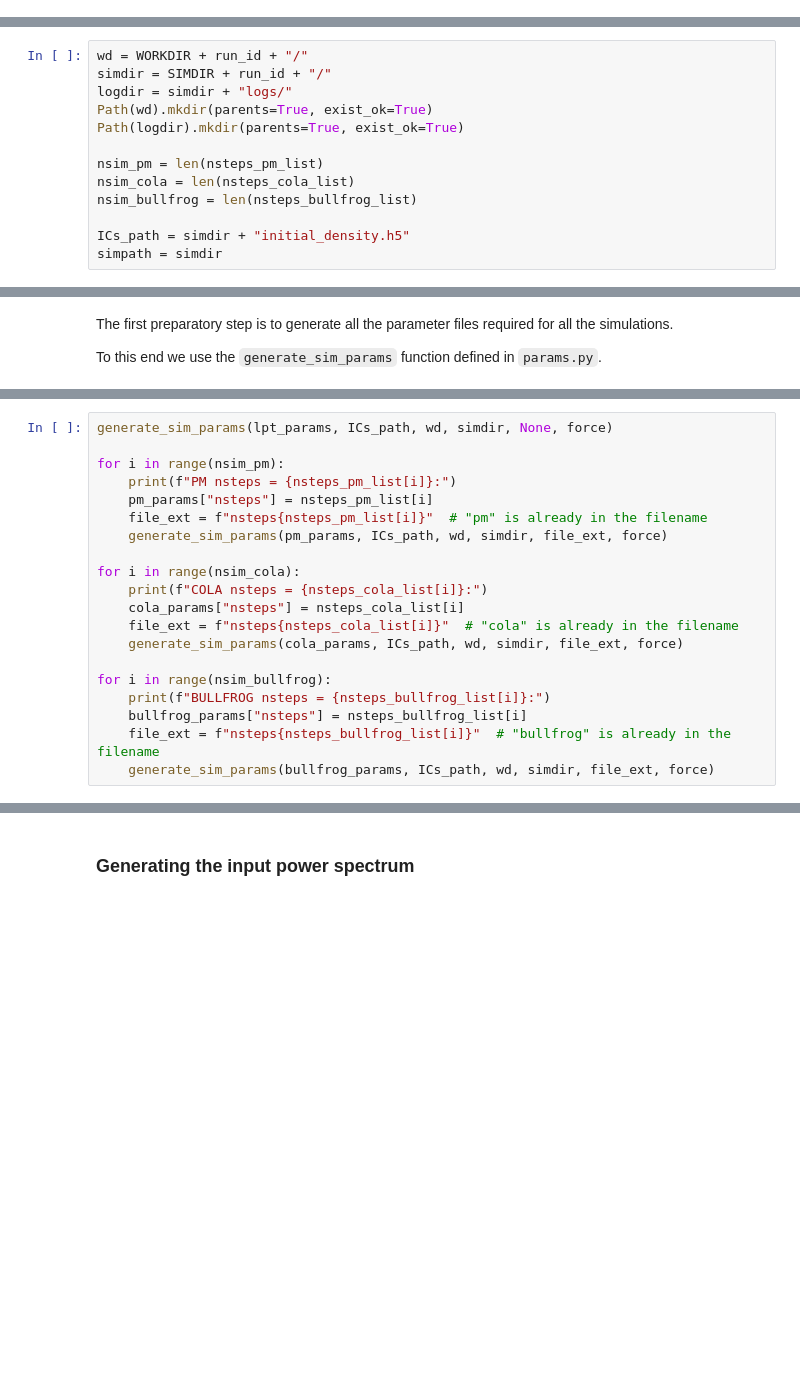
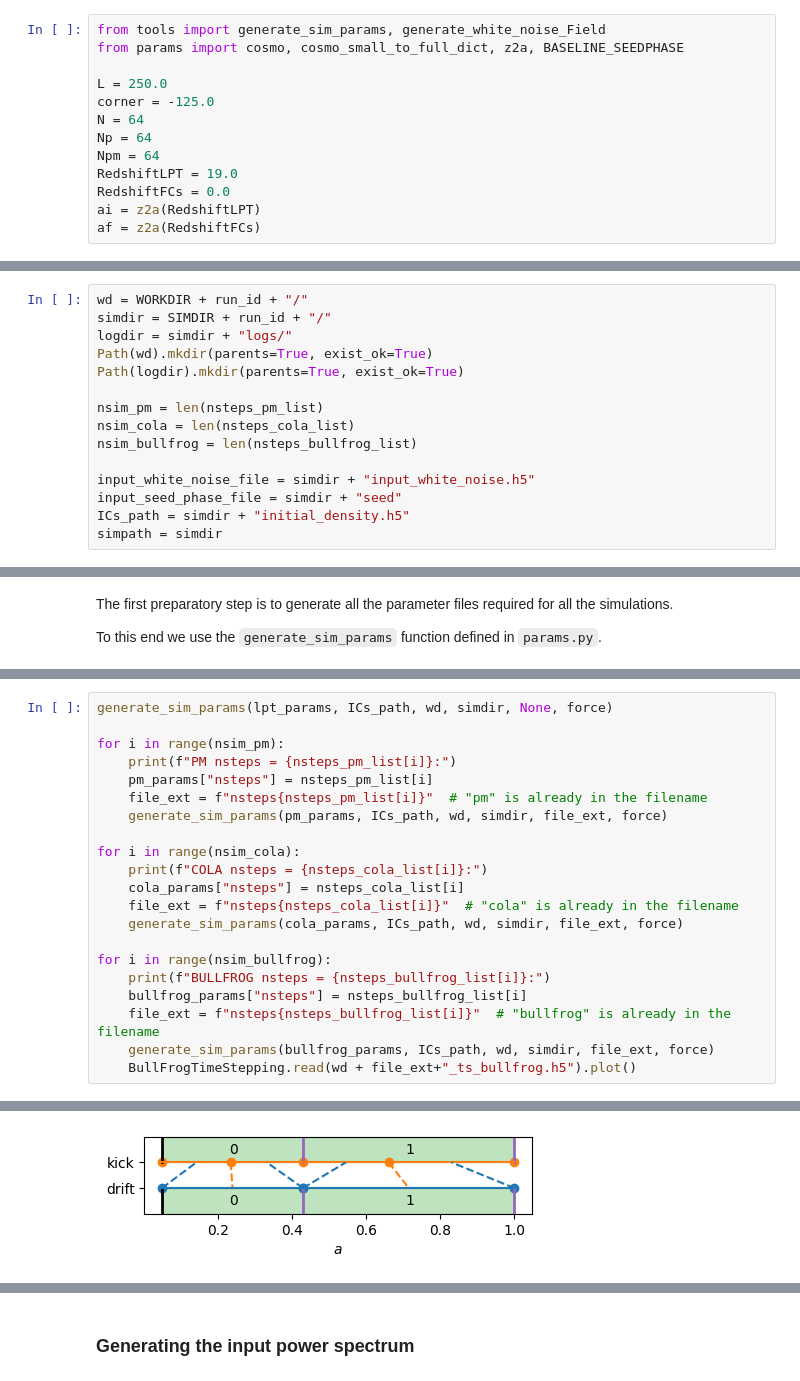
Before and after one commit to MayeulAubin/comparisons_PM_BullFrog_COLA, a Jupyter notebook: compare_PM_COLA_BulLFrog.ipynb, the cells around one changed output, grey strips where cells are left out. Saved outputs shown, nothing was run; the diff lists cells and outputs as text; blank space fills up the shorter version.

```diff
--- a/compare_PM_COLA_BulLFrog.ipynb
+++ b/compare_PM_COLA_BulLFrog.ipynb
@@ -44 +24,14 @@ from params import (
+# %%
+from tools import generate_sim_params, generate_white_noise_Field
+from params import cosmo, cosmo_small_to_full_dict, z2a, BASELINE_SEEDPHASE
+
+L = 250.0
+corner = -125.0
+N = 64
+Np = 64
+Npm = 64
+RedshiftLPT = 19.0
+RedshiftFCs = 0.0
+ai = z2a(RedshiftLPT)
+af = z2a(RedshiftFCs)
 # %% [markdown]
@@ -70,6 +63,8 @@ nsim_pm = len(nsteps_pm_list)
 nsim_cola = len(nsteps_cola_list)
 nsim_bullfrog = len(nsteps_bullfrog_list)
 
+input_white_noise_file = simdir + "input_white_noise.h5"
+input_seed_phase_file = simdir + "seed"
 ICs_path = simdir + "initial_density.h5"
 simpath = simdir
 # %%
@@ -146,5 +146,6 @@ for i in range(nsim_bullfrog):
     bullfrog_params["nsteps"] = nsteps_bullfrog_list[i]
     file_ext = f"nsteps{nsteps_bullfrog_list[i]}"  # "bullfrog" is already in the filename
     generate_sim_params(bullfrog_params, ICs_path, wd, simdir, file_ext, force)
+    BullFrogTimeStepping.read(wd + file_ext+"_ts_bullfrog.h5").plot()
 # %% [output]
 > Generating parameter file...
@@ -166,0 +168 @@ PM nsteps = 20:
+[figure, added]
```
Also changed, not shown: parts of 25 cells of this notebook, 9 other files.
